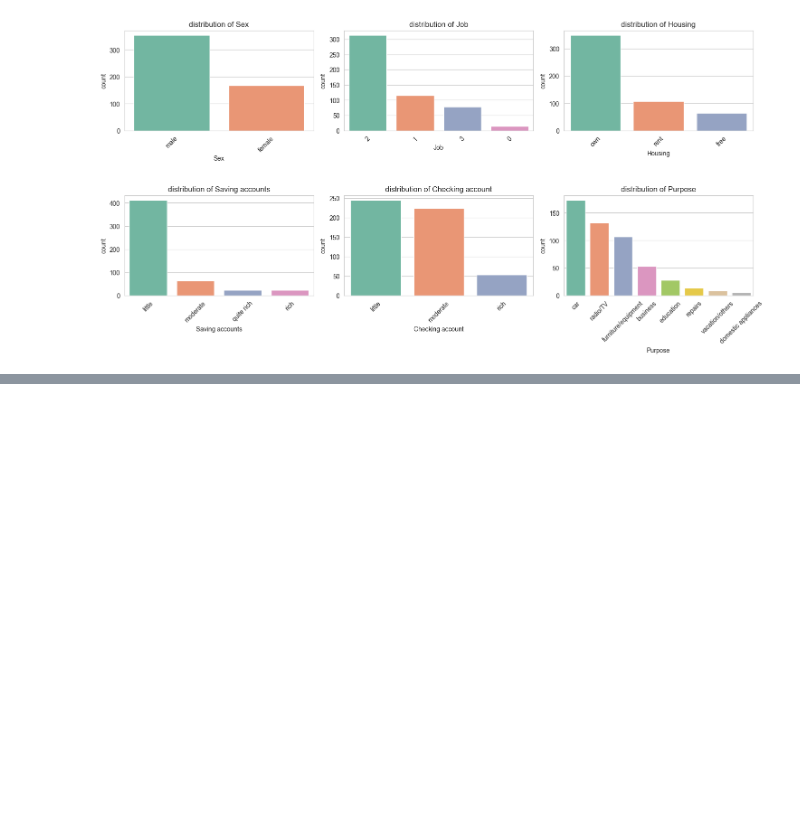
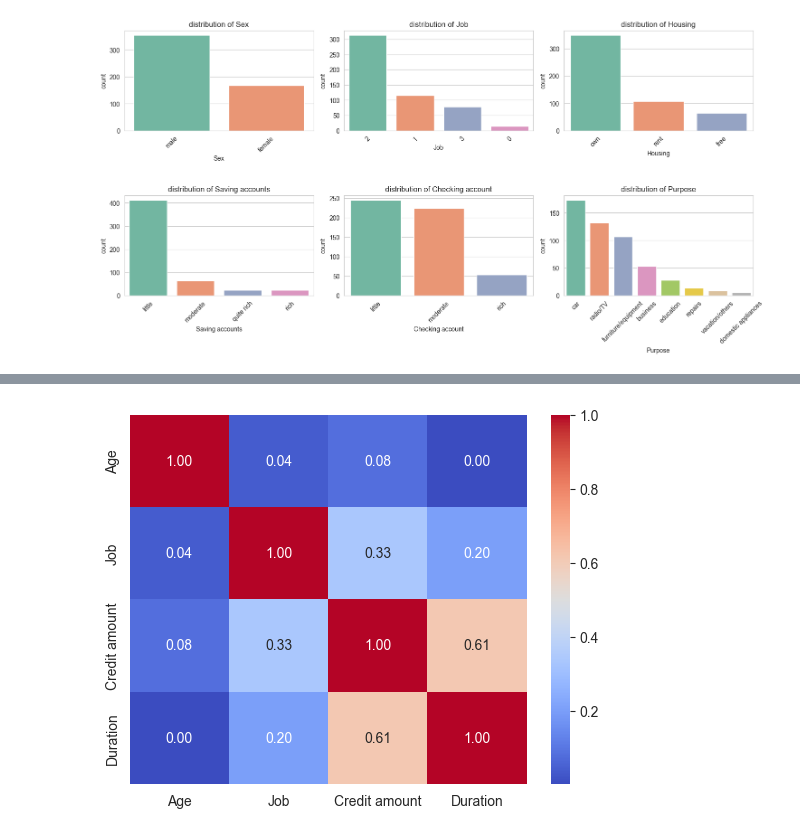
Before and after one commit to Bandohhh/data_science_practice-, a Jupyter notebook: Credit Risk Model /analysis_model.ipynb, the cells around one changed output, grey strips where cells are left out. Drawn from its saved outputs; the diff is of its cells as text; code cells hidden in the pictures; blank space fills up the shorter version.

```diff
--- a/Credit Risk Model /analysis_model.ipynb
+++ b/Credit Risk Model /analysis_model.ipynb
@@ -195,4 +201,4 @@ Passing `palette` without assigning `hue` is deprecated and will be removed in v
 [figure]
 # %%
 #Creating correlation metrics
-corr = df['Age',]
+corr = df[['Age','Job', 'Credit amount','Duration']].corr()
@@ -198,0 +213,6 @@ corr = df['Age',]
+# %%
+#creating a heatmap to visualise the correlation matrix
+sns.heatmap(corr, annot= True, cmap='coolwarm', fmt= '.2f')
+plt.show()
+# %% [output]
+[figure, added]
```
Also changed, not shown: parts of 3 cells of this notebook.
